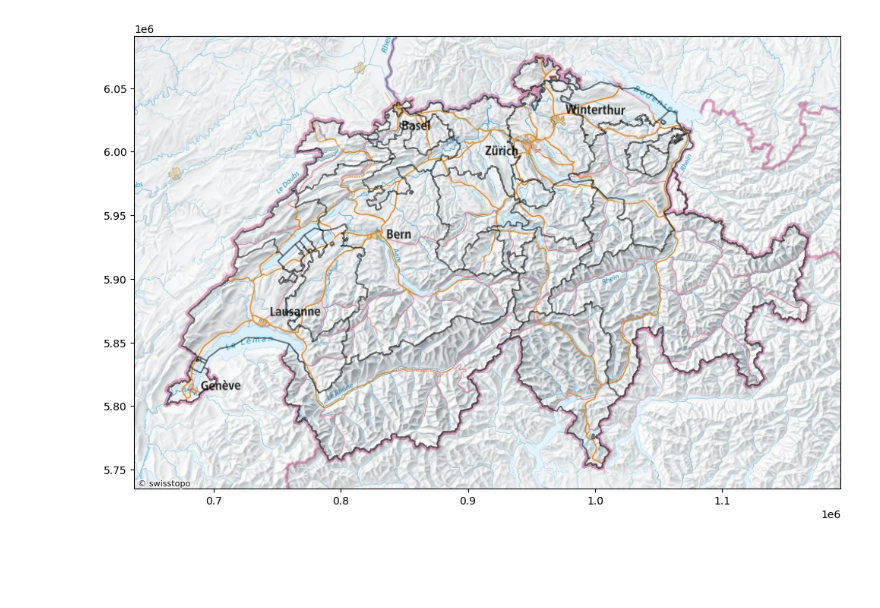
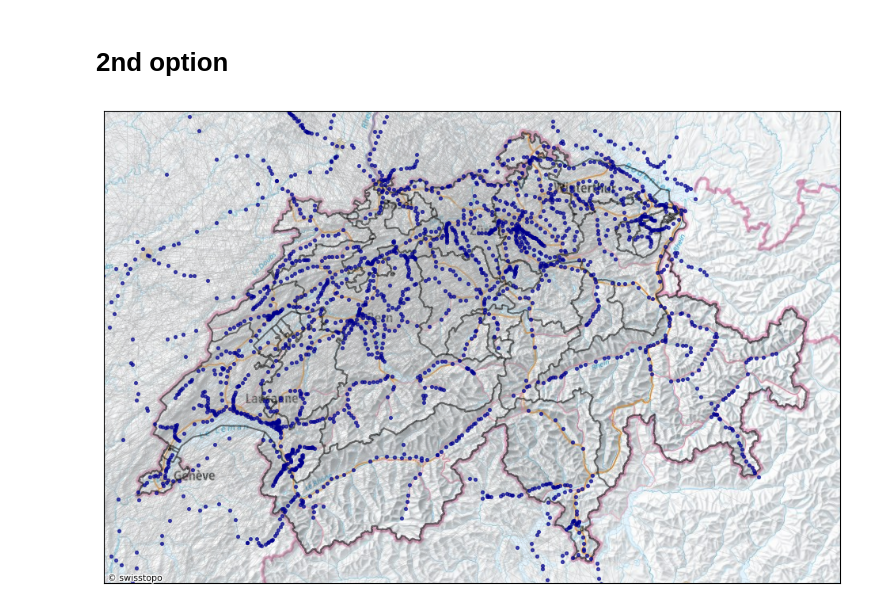
Before and after one commit to mattduerrmeier/sbb-analytics, a Jupyter notebook: network_visualization.ipynb, the cells around one changed output. Cells and saved outputs as stored; diff of their text form; code cells hidden in the pictures; blank space fills up the shorter version.

Commit message:
Improve map plot and add in network exploration

```diff
--- a/network_visualization.ipynb
+++ b/network_visualization.ipynb
@@ -32,7 +16,24 @@ cx.providers.SwissFederalGeoportal
+# %%
+G = nx.read_edgelist("data/sbb.edgelist", delimiter=";", create_using=nx.Graph)
+# %%
+df = gpd.read_file('data/stations.geojson')
+df = df.to_crs(epsg=3857)
+
+coordinates = np.column_stack((df["geometry"].x, df["geometry"].y))
+positions = dict(zip(G.nodes, coordinates))
+# %% [markdown]
+# 2nd option
 # %%
+# cx.providers.SwissFederalGeoportal
+
 # select kanton lines
-#plt.figsize(10, 12)
 ax = gdf[gdf["typ"] != "k_W"].plot(figsize=(12, 12), alpha=0.5, edgecolor="k")
-cx.add_basemap(ax, source=cx.providers.SwissFederalGeoportal.NationalMapColor)
+add_basemap(ax, source=providers.SwissFederalGeoportal.NationalMapColor)
+
+nx.draw_networkx(G, positions, ax=ax, with_labels=False,
+                 node_color="darkblue", node_size=7.5, alpha=0.66,
+                edge_color="darkgrey",  width=0.15
+)
+plt.show()
 # %% [output]
-[figure, old version]
+[figure, new version]
```
Also changed, not shown: parts of 8 cells of this notebook, 1 other file.
